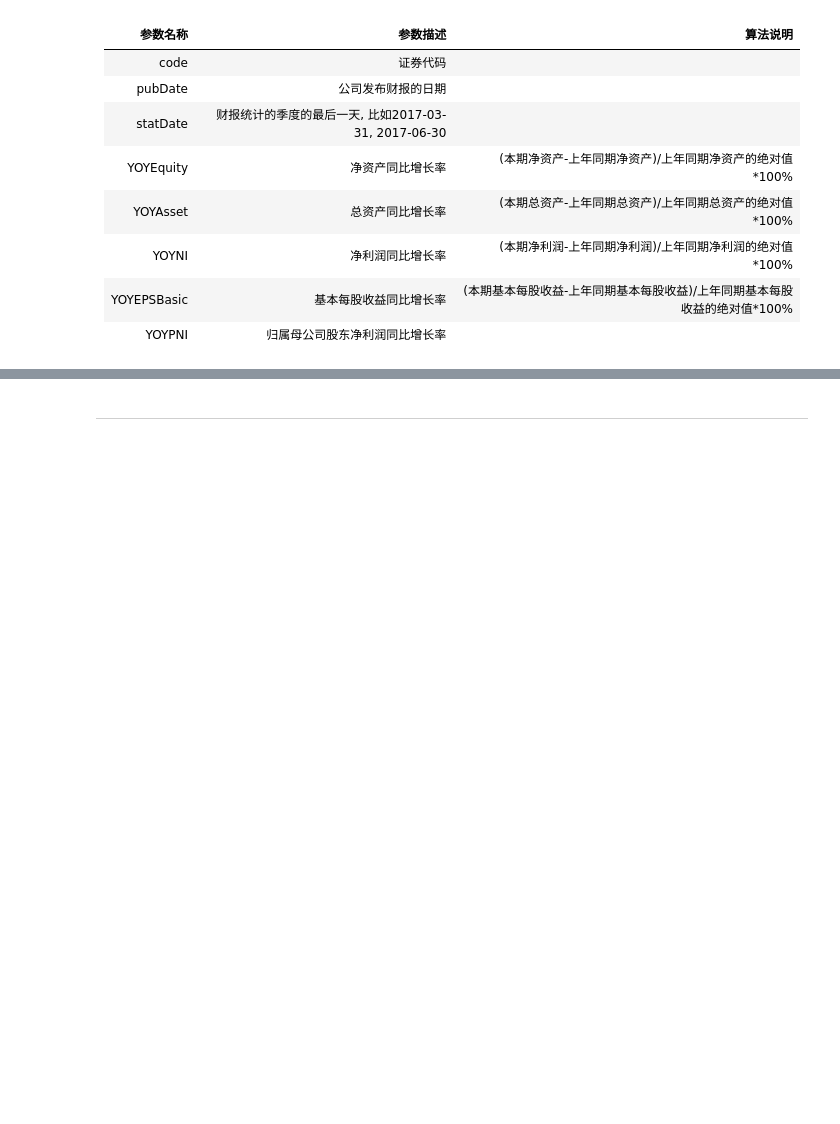
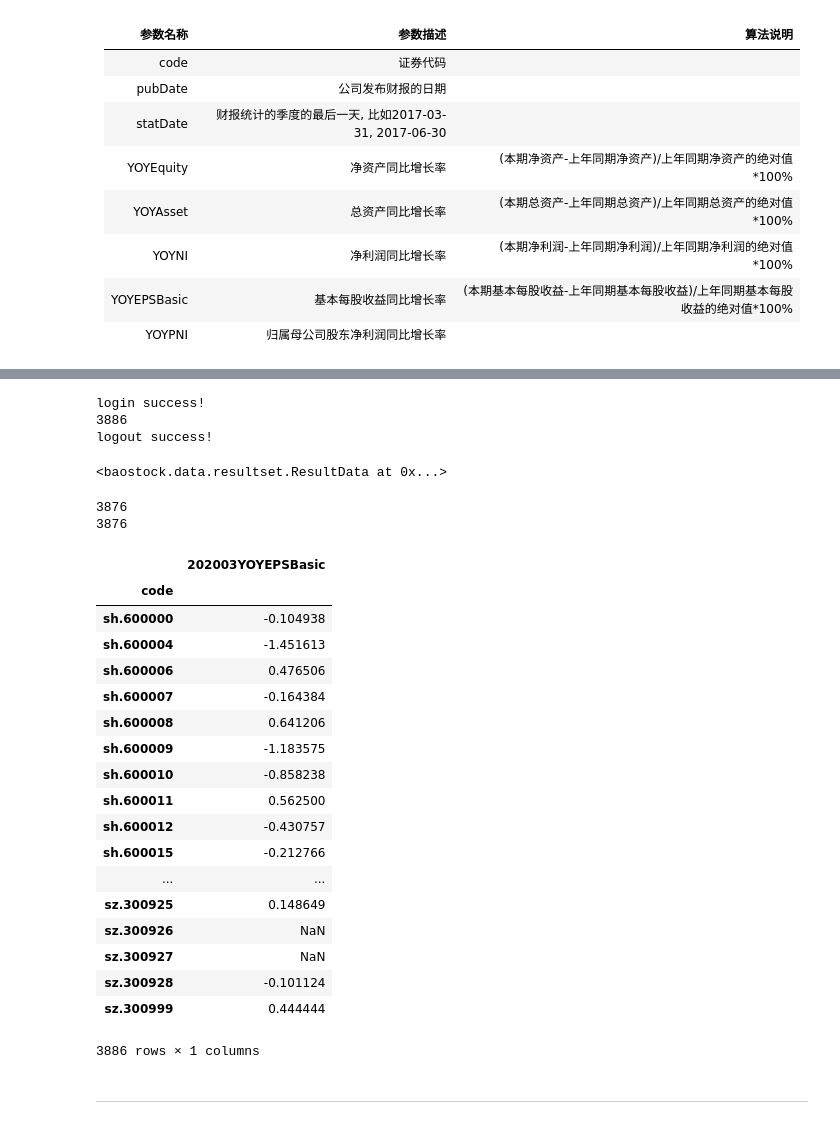
Before and after one commit to boat2012/python_exec, a Jupyter notebook: BaoStock use.ipynb, the cells around one changed output, grey strips where cells are left out. Drawn from its saved outputs; the diff is of its cells as text; code cells hidden in the pictures; blank space fills up the shorter version.

```diff
--- a/BaoStock use.ipynb
+++ b/BaoStock use.ipynb
@@ -61,2 +153,62 @@ df_result[df_result.grow>0.5]
+# %%
+# 读取 2019年及2020年3季度的季频成长能力 存到excel文件中
+
+df_stocklist = pd.read_csv(filepath+"stock_industry.csv", encoding="gbk")
+lg = bs.login()
+pbar = tqdm(total=len(df_stocklist))
+profit_list = []
+for index,row in df_stocklist.iterrows():
+    rs_profit = bs.query_growth_data(code=row.code, year=2020, quarter=3)
+    while (rs_profit.error_code == '0') & rs_profit.next():
+        profit_list.append(rs_profit.get_row_data())
+    pbar.update(1)
+print(len(profit_list))
+result_growth = pd.DataFrame(profit_list, columns=rs_profit .fields)
+
+# 结果集输出到csv文件
+result_growth.to_csv(filepath+"YOYEPSBasic202003.csv", encoding="gbk", index=False)
+    # 打印输出
+#print(result_growth)
+# 结果集输出到csv文件
+
+# 登出系统
+bs.logout()
+# %% [output]
+login success!
+3886
+logout success!
+<baostock.data.resultset.ResultData at 0x...>
+# %%
+
+df_result = pd.concat([df_result,df_yoyb],axis=1,join="inner",sort=True)
+print(len(df_result))
+df_result = pd.concat([df_result,df_yoya],axis=1,join="inner",sort=True)
+print(len(df_result))
+# %% [output]
+3876
+3876
+# %%
+df_yoya
+#df_result.head()
+# %% [output]
+|  | 202003YOYEPSBasic |
+| code |  |
+| sh.600000 | -0.104938 |
+| sh.600004 | -1.451613 |
+| sh.600006 | 0.476506 |
+| sh.600007 | -0.164384 |
+| sh.600008 | 0.641206 |
+| sh.600009 | -1.183575 |
+| sh.600010 | -0.858238 |
+| sh.600011 | 0.562500 |
+| sh.600012 | -0.430757 |
+| sh.600015 | -0.212766 |
+| ... | ... |
+| sz.300925 | 0.148649 |
+| sz.300926 | NaN |
+| sz.300927 | NaN |
+| sz.300928 | -0.101124 |
+| sz.300999 | 0.444444 |
+3886 rows × 1 columns
 # %% [markdown]
 -----
```
Also changed, not shown: parts of 15 cells of this notebook, 2 other files.
